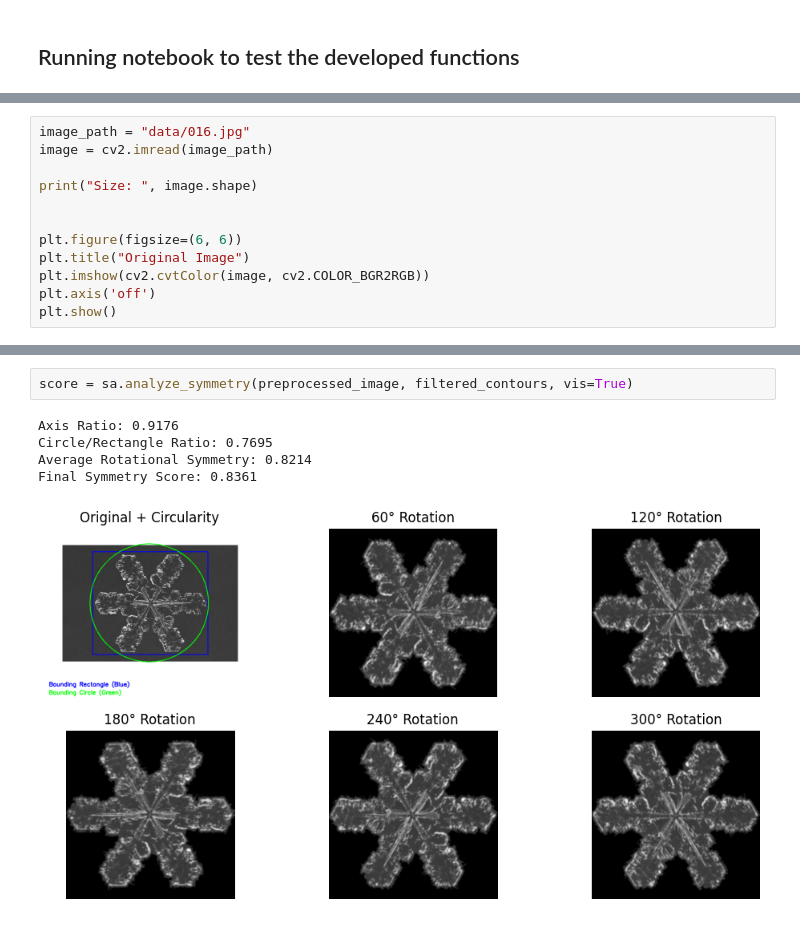
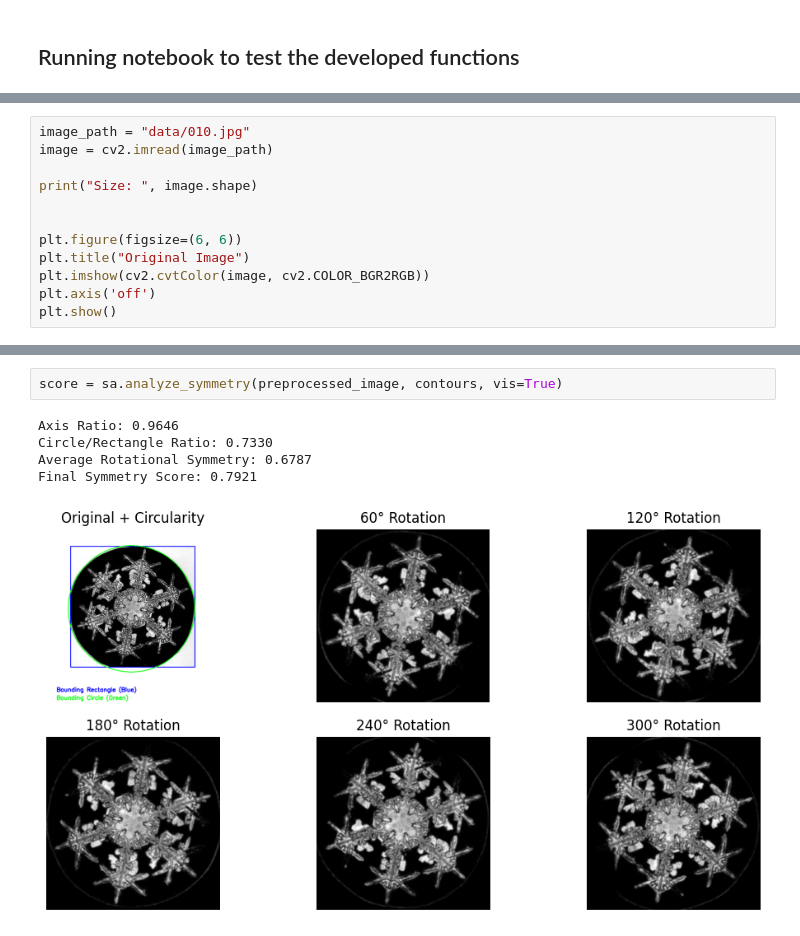
Before and after one commit to lusxvr/sf_ranking, a Jupyter notebook: dev.ipynb, the cells around one changed output, grey strips where cells are left out. Drawn from its saved outputs; the diff is of its cells as text.

```diff
--- a/dev.ipynb
+++ b/dev.ipynb
@@ -16,5 +16,5 @@ The autoreload extension is already loaded. To reload it, use:
 # %%
-image_path = "data/016.jpg"
+image_path = "data/010.jpg"
 image = cv2.imread(image_path)
 
 print("Size: ", image.shape)
@@ -63,8 +63,8 @@ plt.show()
 # %%
-score = sa.analyze_symmetry(preprocessed_image, filtered_contours, vis=True)
+score = sa.analyze_symmetry(preprocessed_image, contours, vis=True)
 # %% [output]
-Axis Ratio: 0.9176
-Circle/Rectangle Ratio: 0.7695
-Average Rotational Symmetry: 0.8214
-Final Symmetry Score: 0.8361
+Axis Ratio: 0.9646
+Circle/Rectangle Ratio: 0.7330
+Average Rotational Symmetry: 0.6787
+Final Symmetry Score: 0.7921
-[figure, old version]
+[figure, new version]
```
Also changed, not shown: parts of 5 cells of this notebook, 1 other file.
